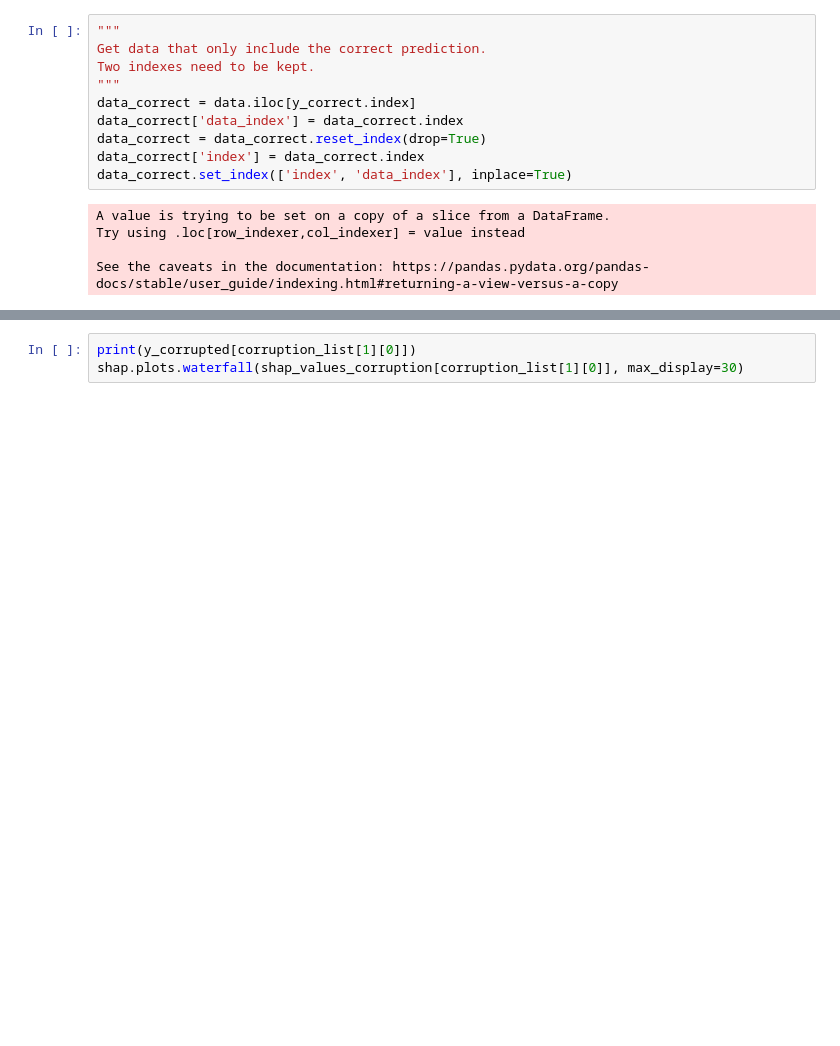
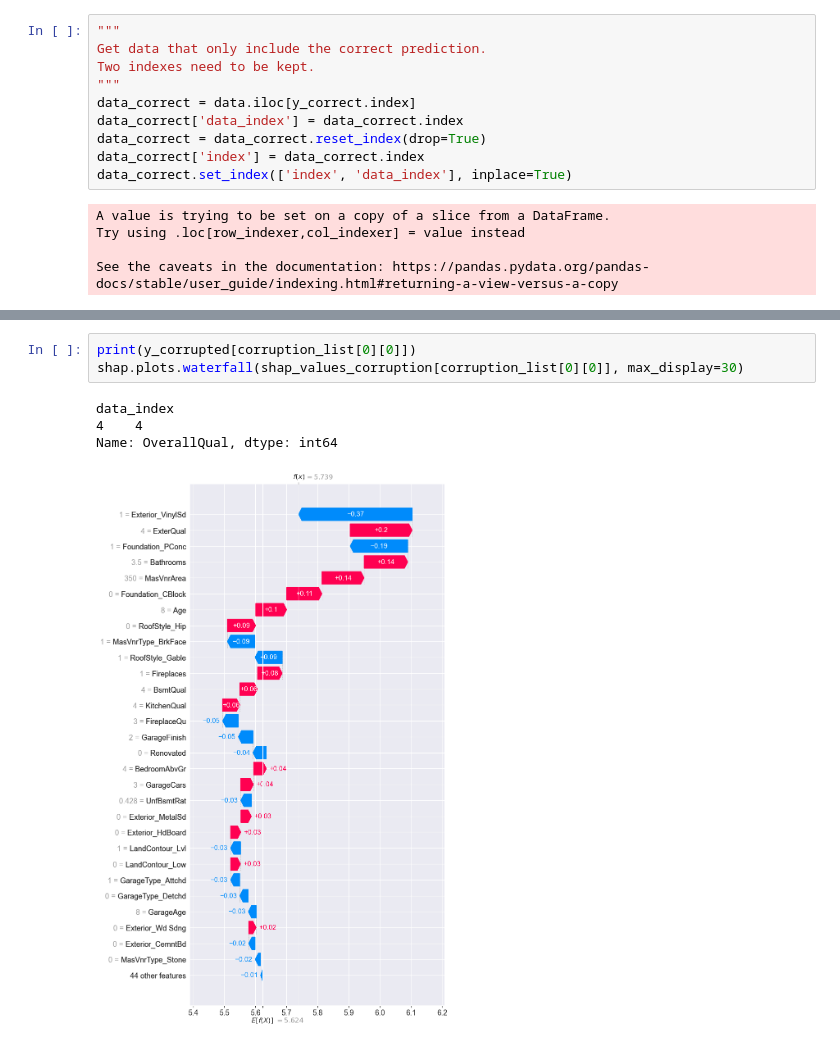
Before and after one commit to ngqhung0912/Research-Database-IR, a Jupyter notebook: data-corruption.ipynb, the cells around one changed output, grey strips where cells are left out. Cells and saved outputs as stored; diff of their text form; blank space fills up the shorter version.

```diff
--- a/data-corruption.ipynb
+++ b/data-corruption.ipynb
@@ -169,3 +144,8 @@ shap.plots.waterfall(shap_values[corruption_list[1][1]], max_display=30)
 # %%
-print(y_corrupted[corruption_list[1][0]])
-shap.plots.waterfall(shap_values_corruption[corruption_list[1][0]], max_display=30)
+print(y_corrupted[corruption_list[0][0]])
+shap.plots.waterfall(shap_values_corruption[corruption_list[0][0]], max_display=30)
+# %% [output]
+data_index
+4    4
+Name: OverallQual, dtype: int64
+[figure, added]
```
Also changed, not shown: parts of 14 cells of this notebook, 5 other files.
